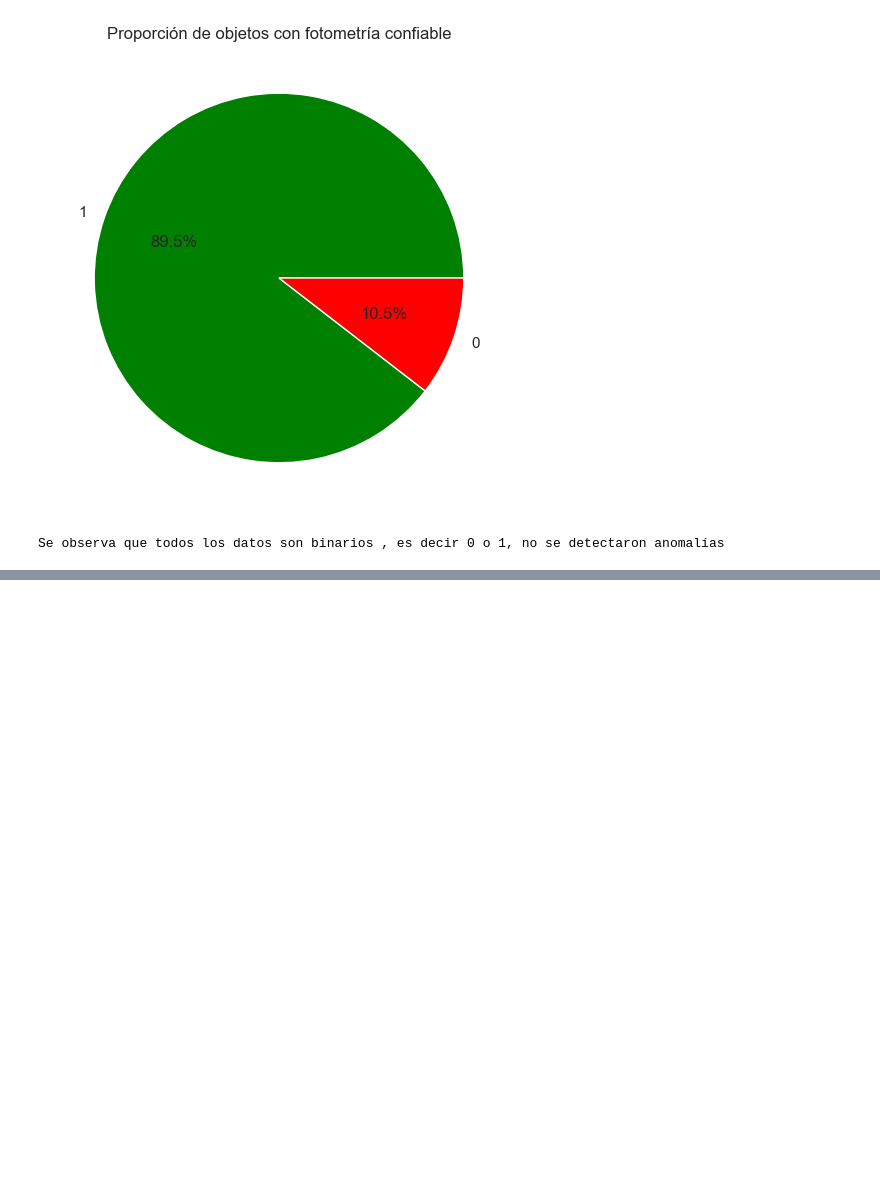
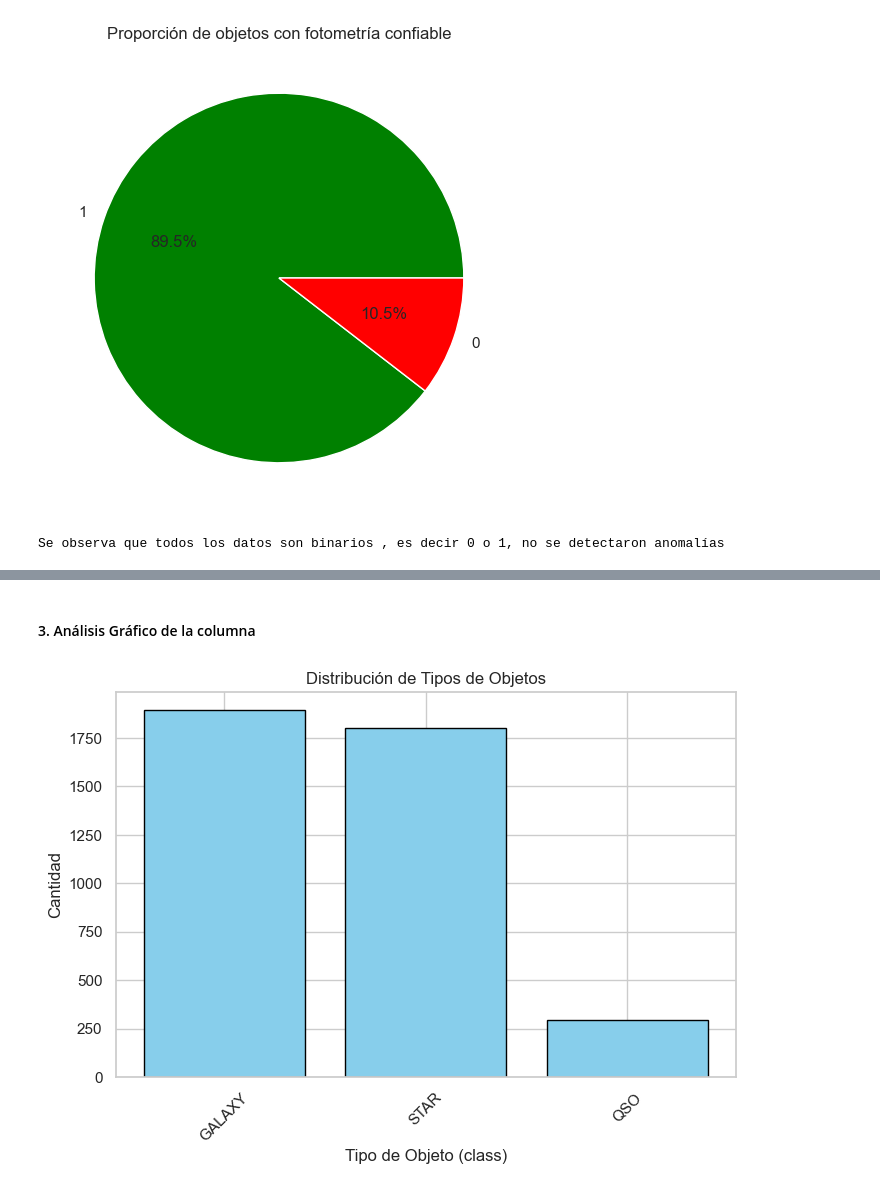
Before and after one commit to Marcosespa/Laboratorio-1-BI, a Jupyter notebook: laboratorios-master/202510/Laboratorio 1 - Regresión/lab1.ipynb, the cells around one changed output, grey strips where cells are left out. Cells and saved outputs as stored; diff of their text form; code cells hidden in the pictures; blank space fills up the shorter version.

Commit message:
Análisis columna Class

```diff
--- a/laboratorios-master/202510/Laboratorio 1 - Regresión/lab1.ipynb
+++ b/laboratorios-master/202510/Laboratorio 1 - Regresión/lab1.ipynb
@@ -389,0 +420,3 @@ Se observa que todos los datos son binarios , es decir 0 o 1, no se detectaron a
+# %%
+# Reemplazar 'G' por 'GALAXY'
+data_t['class'] = data_t['class'].replace('G', 'GALAXY')
@@ -389,0 +425,3 @@ Se observa que todos los datos son binarios , es decir 0 o 1, no se detectaron a
+# %%
+# Reemplazar 'S' por 'STAR'
+data_t['class'] = data_t['class'].replace('S', 'STAR')
@@ -389,0 +430,3 @@ Se observa que todos los datos son binarios , es decir 0 o 1, no se detectaron a
+# %%
+# Reemplazar 'QUASAR' por 'QSO'
+data_t['class'] = data_t['class'].replace('QUASAR', 'QSO')
@@ -389,0 +454,20 @@ Se observa que todos los datos son binarios , es decir 0 o 1, no se detectaron a
+# %% [markdown]
+#### 3. Análisis Gráfico de la columna
+# %%
+# Contar las ocurrencias de cada clase
+class_counts = data_t['class'].value_counts()
+
+# Crear el gráfico de barras
+plt.figure(figsize=(8, 5))
+plt.bar(class_counts.index, class_counts.values, color='skyblue', edgecolor='black')
+
+# Etiquetas y título
+plt.xlabel("Tipo de Objeto (class)")
+plt.ylabel("Cantidad")
+plt.title("Distribución de Tipos de Objetos")
+plt.xticks(rotation=45)  # Rotar etiquetas para mejor visibilidad
+
+# Mostrar el gráfico
+plt.show()
+# %% [output]
+[figure, added]
```
Also changed, not shown: parts of 9 cells of this notebook, 1 other file.
